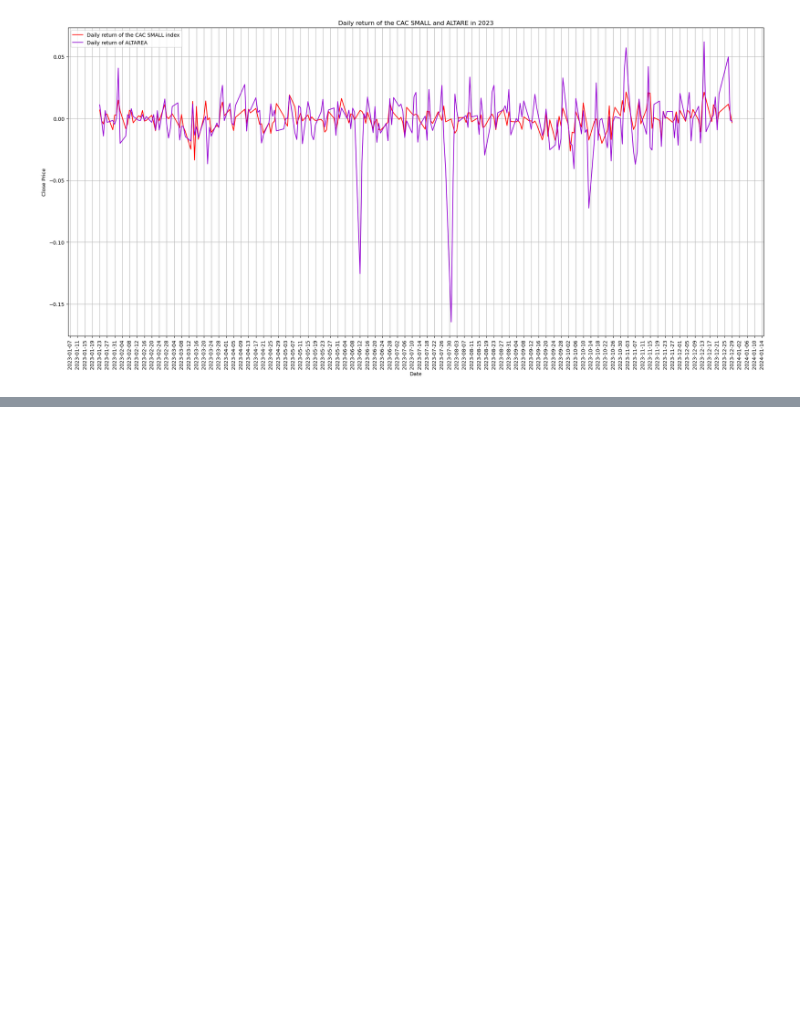
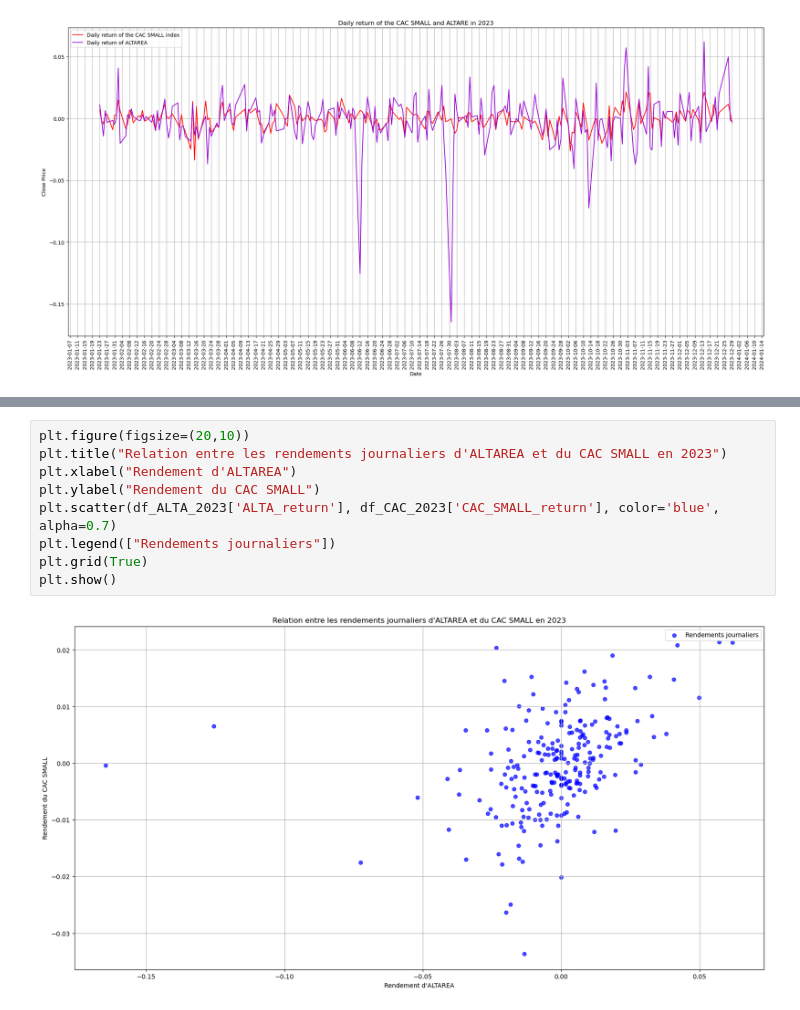
Before and after one commit to issakachaou/M1, a Jupyter notebook: Analyse financière/PROJET_ANALYSE_FINANCIERE/FINANCIAL_ANALYSIS_PROJECT.ipynb, the cells around one changed output, grey strips where cells are left out. Drawn from its saved outputs; the diff is of its cells as text; blank space fills up the shorter version.

```diff
--- a/Analyse financière/PROJET_ANALYSE_FINANCIERE/FINANCIAL_ANALYSIS_PROJECT.ipynb
+++ b/Analyse financière/PROJET_ANALYSE_FINANCIERE/FINANCIAL_ANALYSIS_PROJECT.ipynb
@@ -327,0 +364,11 @@ plt.show()
+# %%
+plt.figure(figsize=(20,10))
+plt.title("Relation entre les rendements journaliers d'ALTAREA et du CAC SMALL en 2023")
+plt.xlabel("Rendement d'ALTAREA")
+plt.ylabel("Rendement du CAC SMALL")
+plt.scatter(df_ALTA_2023['ALTA_return'], df_CAC_2023['CAC_SMALL_return'], color='blue', alpha=0.7)
+plt.legend(["Rendements journaliers"])
+plt.grid(True)
+plt.show()
+# %% [output]
+[figure, added]
```
Also changed, not shown: parts of 7 cells of this notebook, 29 other files.
